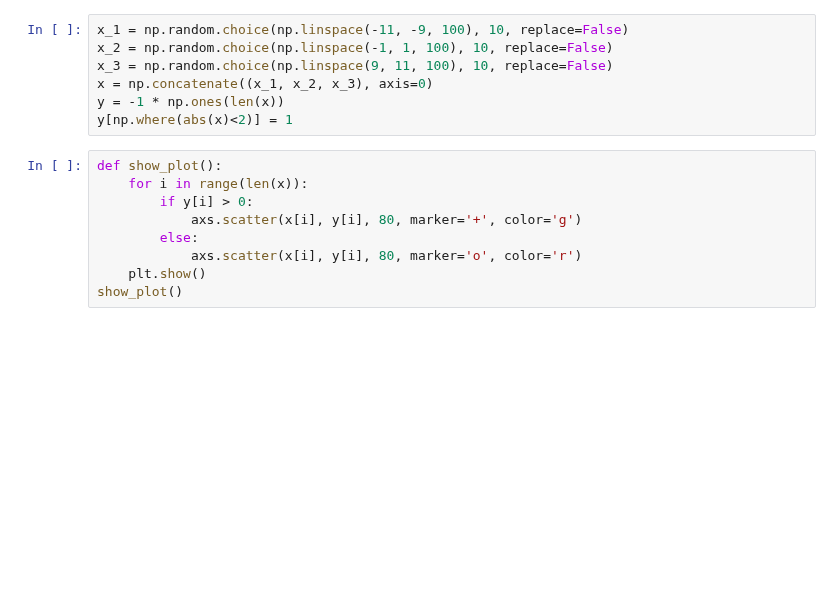
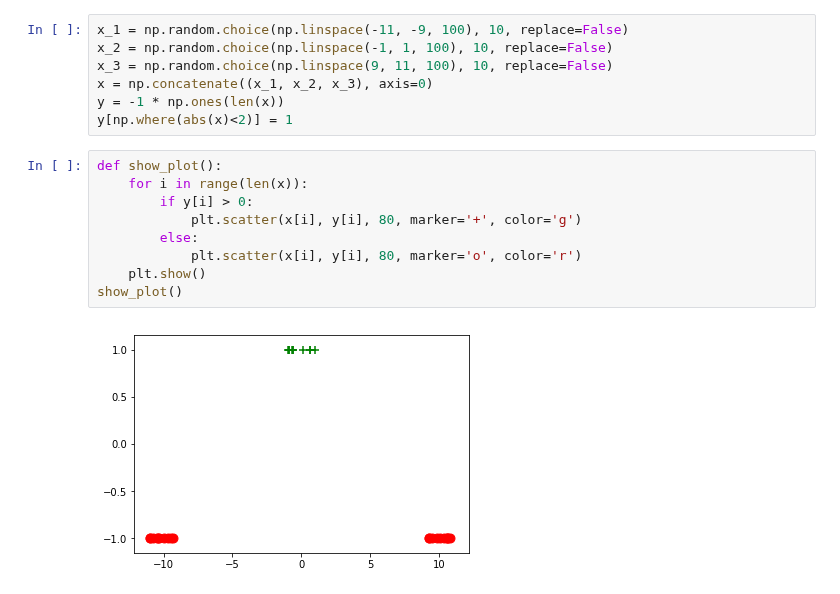
Before and after one commit to Keyrat06/Gaussian_Processes, a Jupyter notebook: Gaussian Classification.ipynb, the cells around one changed output. Cells and saved outputs as stored; diff of their text form; blank space fills up the shorter version.

```diff
--- a/Gaussian Classification.ipynb
+++ b/Gaussian Classification.ipynb
@@ -149,10 +149,12 @@ y[np.where(abs(x)<2)] = 1
 # %%
 def show_plot():
     for i in range(len(x)):
         if y[i] > 0:
-            axs.scatter(x[i], y[i], 80, marker='+', color='g')
+            plt.scatter(x[i], y[i], 80, marker='+', color='g')
         else:
-            axs.scatter(x[i], y[i], 80, marker='o', color='r')
+            plt.scatter(x[i], y[i], 80, marker='o', color='r')
     plt.show()
 show_plot()
+# %% [output]
+[figure, added]
 # %%
```
Also changed, not shown: parts of 2 cells of this notebook, 3 other files.
